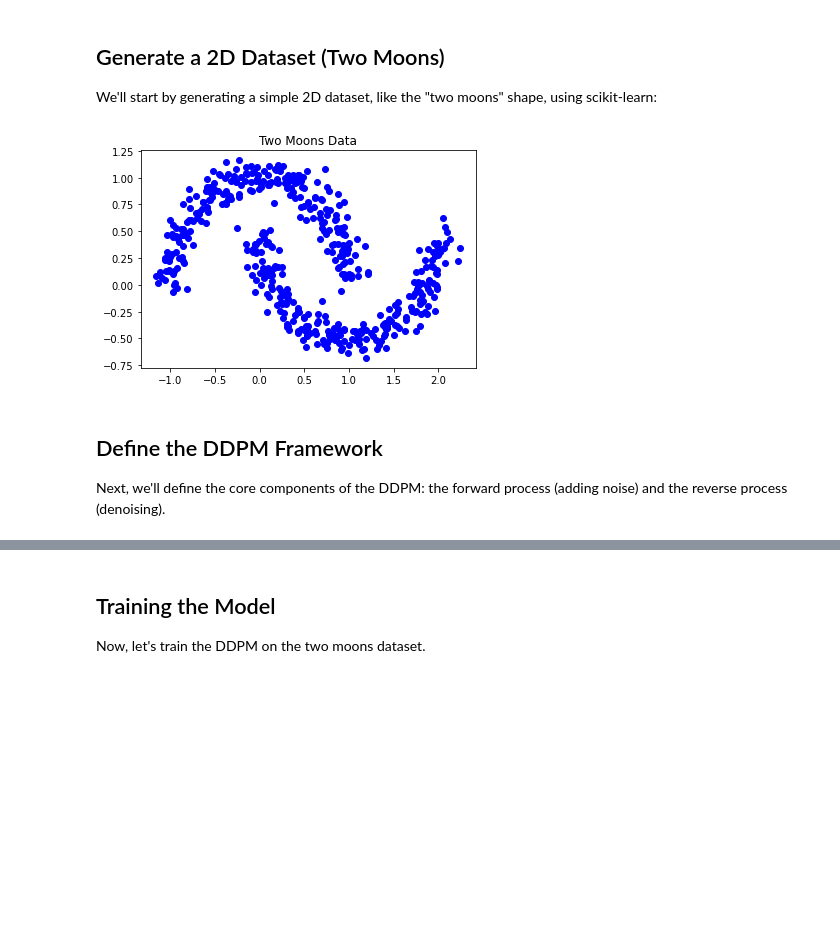
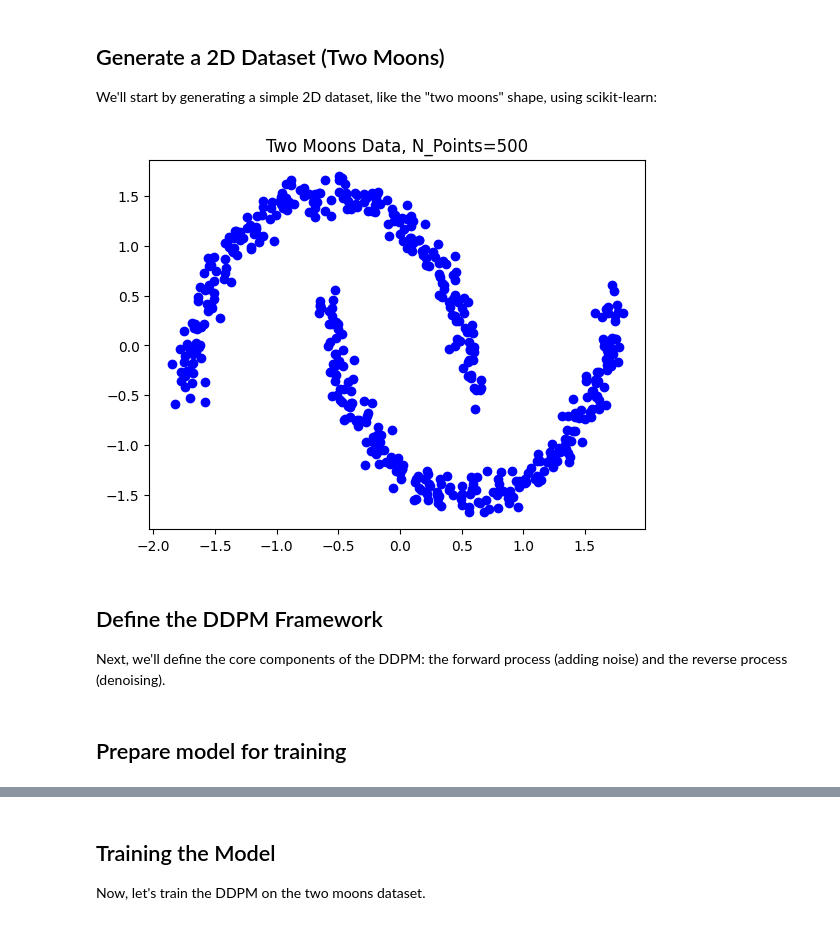
Before and after one commit to afshinbigboy/gm-samples, a Jupyter notebook: ddpm.ipynb, the cells around one changed output, grey strips where cells are left out. Drawn from its saved outputs; the diff is of its cells as text; code cells hidden in the pictures; blank space fills up the shorter version.

```diff
--- a/ddpm.ipynb
+++ b/ddpm.ipynb
@@ -7,25 +11,38 @@ We'll start by generating a simple 2D dataset, like the "two moons" shape, using
 # %%
 from datasets import (
     TwoMoonsDataset,
     TwoCirclesDataset,
     GaussianBlobsDataset,
     SwissRollDataset,
     SpiralDataset,
     StarDataset,
     HeartDataset,
     CircleDataset,
     LineDataset,
     WaveDataset,
 )
 
 
-twomoons_dataset = TwoMoonsDataset(n_samples=20, n_points=500, noise=0.1)
+n_points = 500
+
+twomoons_tr_dataset = TwoMoonsDataset(n_samples=5000, n_points=500, noise=0.05)
+twomoons_vl_dataset = TwoMoonsDataset(n_samples=500 , n_points=500, noise=0.05)
+twomoons_te_dataset = TwoMoonsDataset(n_samples=1000, n_points=500, noise=0.05)
+
+# Set the batch size
+batch_size = 64
+
+# Create a DataLoader
+dataloader_tr = DataLoader(twomoons_tr_dataset, batch_size=batch_size, shuffle=True)
+dataloader_vl = DataLoader(twomoons_vl_dataset, batch_size=batch_size, shuffle=False)
+dataloader_te = DataLoader(twomoons_te_dataset, batch_size=batch_size, shuffle=False)
 
 # Generate two moons data
-data = next(iter(twomoons_dataset))
+data = next(iter(dataloader_tr))
 
-plt.scatter(data[:, 0], data[:, 1], c='blue')
-plt.title('Two Moons Data')
+batch_idx = 0
+plt.scatter(data[batch_idx, :, 0], data[batch_idx, :, 1], c='blue')
+plt.title(f'Two Moons Data, N_Points={data.shape[1]}')
 plt.show()
 # %% [output]
-[figure, old version]
+[figure, new version]
@@ -91 +117,3 @@ class DDPM(nn.Module):
         return self.criterion(predicted_noise, noise)
+# %% [markdown]
+## Prepare model for training
```
Also changed, not shown: parts of 11 cells of this notebook, 5 other files.
